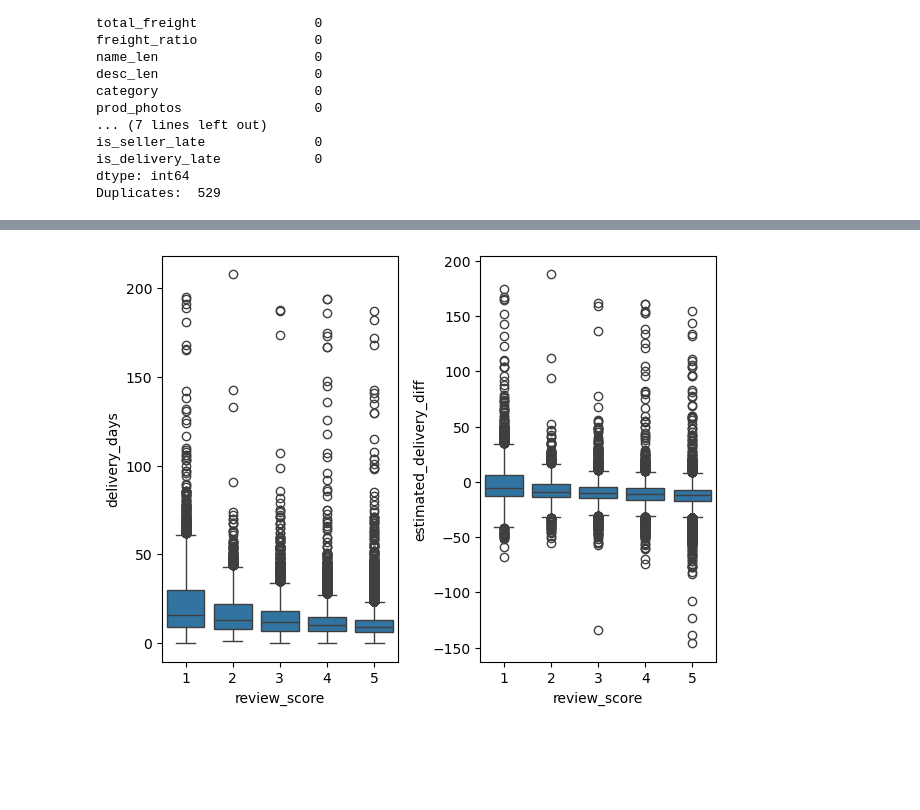
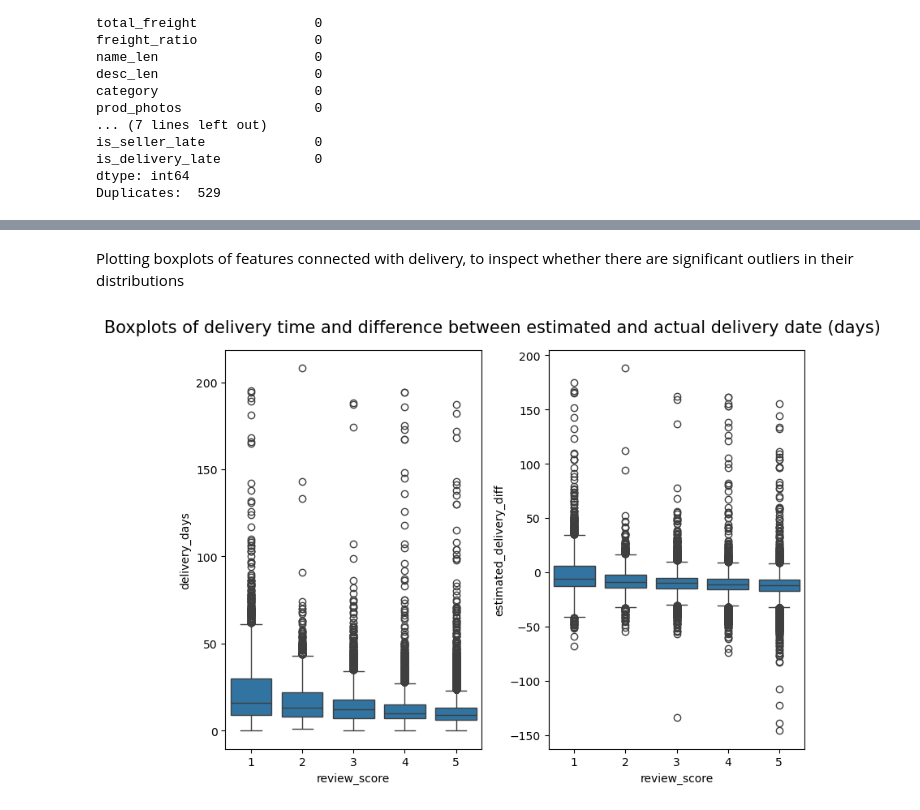
Before and after one commit to igorkotlarz1/Olist-reviews, a Jupyter notebook: notebooks/1_eda.ipynb, the cells around one changed output, grey strips where cells are left out. Drawn from its saved outputs; the diff is of its cells as text; code cells hidden in the pictures; blank space fills up the shorter version.

```diff
--- a/notebooks/1_eda.ipynb
+++ b/notebooks/1_eda.ipynb
@@ -117,12 +124,13 @@ Name: review_score, dtype: int64
+# %% [markdown]
+Plotting boxplots of features connected with delivery, to inspect whether there are significant outliers in their distributions
 # %%
-fig2, ax2 = plt.subplots(nrows=1, ncols=2)
-
+fig2, ax2 = plt.subplots(nrows=1, ncols=2, figsize=(8,6))
+fig2.suptitle('Boxplots of delivery time and difference between estimated and actual delivery date (days)', size=15)
 ax2[0] = sns.boxplot(x='review_score', y='delivery_days', data=df_clean, ax=ax2[0])
 ax2[1] = sns.boxplot(x='review_score', y='estimated_delivery_diff', data=df_clean, ax=ax2[1])
-#ax2[2] = sns.boxplot(y='estimated_delivery_diff', data=df_clean, ax=ax2[2])
+
 plt.tight_layout()
-
 plt.show()
 # %% [output]
-[figure, old version]
+[figure, new version]
 # %%
```
Also changed, not shown: parts of 31 cells of this notebook, 1 other file.
